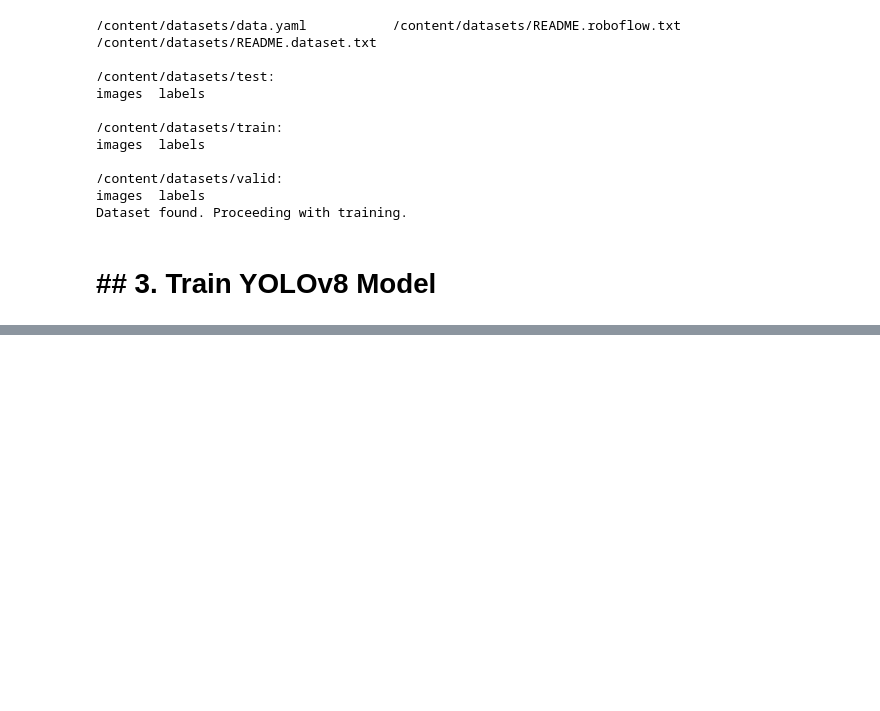
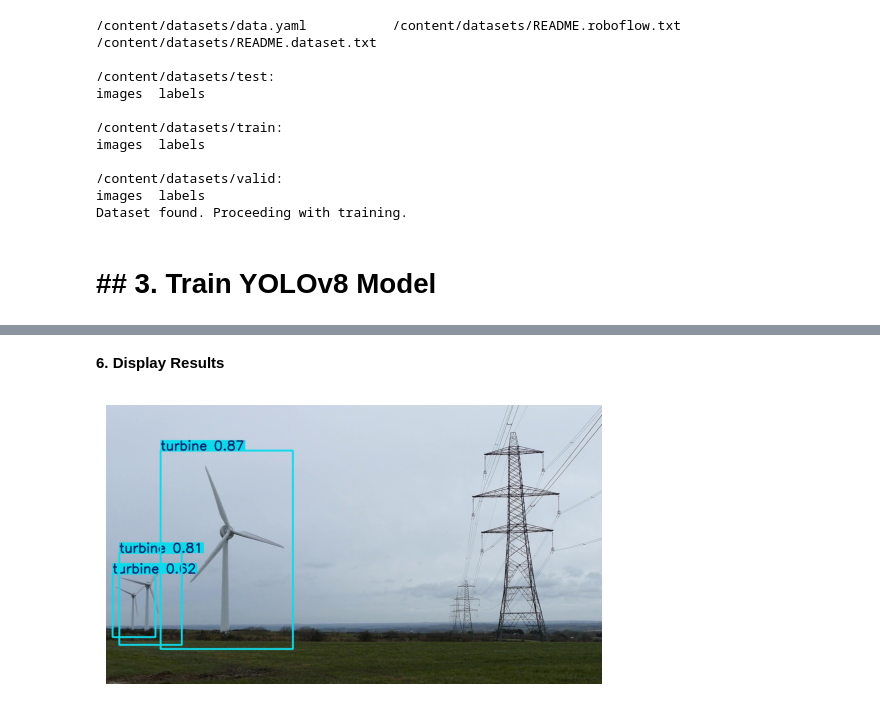
Before and after one commit to NathanielGetachew/Image_Detection_yolo, a Jupyter notebook: ImgeDetection.ipynb, the cells around one changed output, grey strips where cells are left out. Cells and saved outputs as stored; diff of their text form; code cells hidden in the pictures; blank space fills up the shorter version.

```diff
--- a/ImgeDetection.ipynb
+++ b/ImgeDetection.ipynb
@@ -134,0 +167,17 @@ albumentations: Blur(p=0.01, blur_limit=(3, 7)), MedianBlur(p=0.01, blur_limit=(
+# %% [markdown]
+ **6. Display Results**
+# %%
+# Check if results directory exists
+results_dir = "runs/detect/train3/"  # Update to match actual saved path
+if os.path.exists(results_dir) and os.listdir(results_dir):
+    result_files = os.listdir(results_dir)
+    result_image_path = os.path.join(results_dir, result_files[0])  # Show first detected image
+    result_image = cv2.imread(result_image_path)
+    result_image = cv2.cvtColor(result_image, cv2.COLOR_BGR2RGB)
+    plt.imshow(result_image)
+    plt.axis("off")
+    plt.show()
+else:
+    print("No detection results found or results directory does not exist.")
+# %% [output]
+[figure, added]
```
Also changed, not shown: parts of 5 cells of this notebook.
